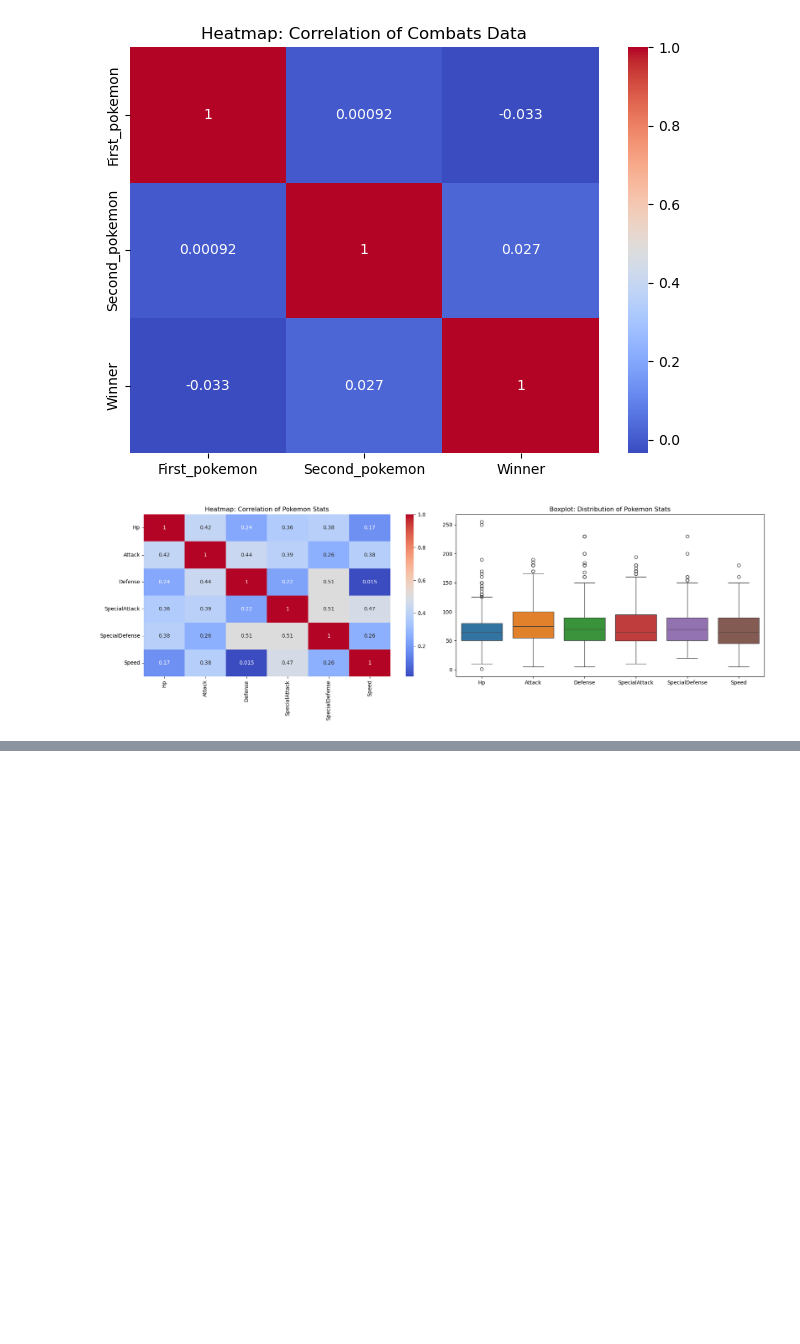
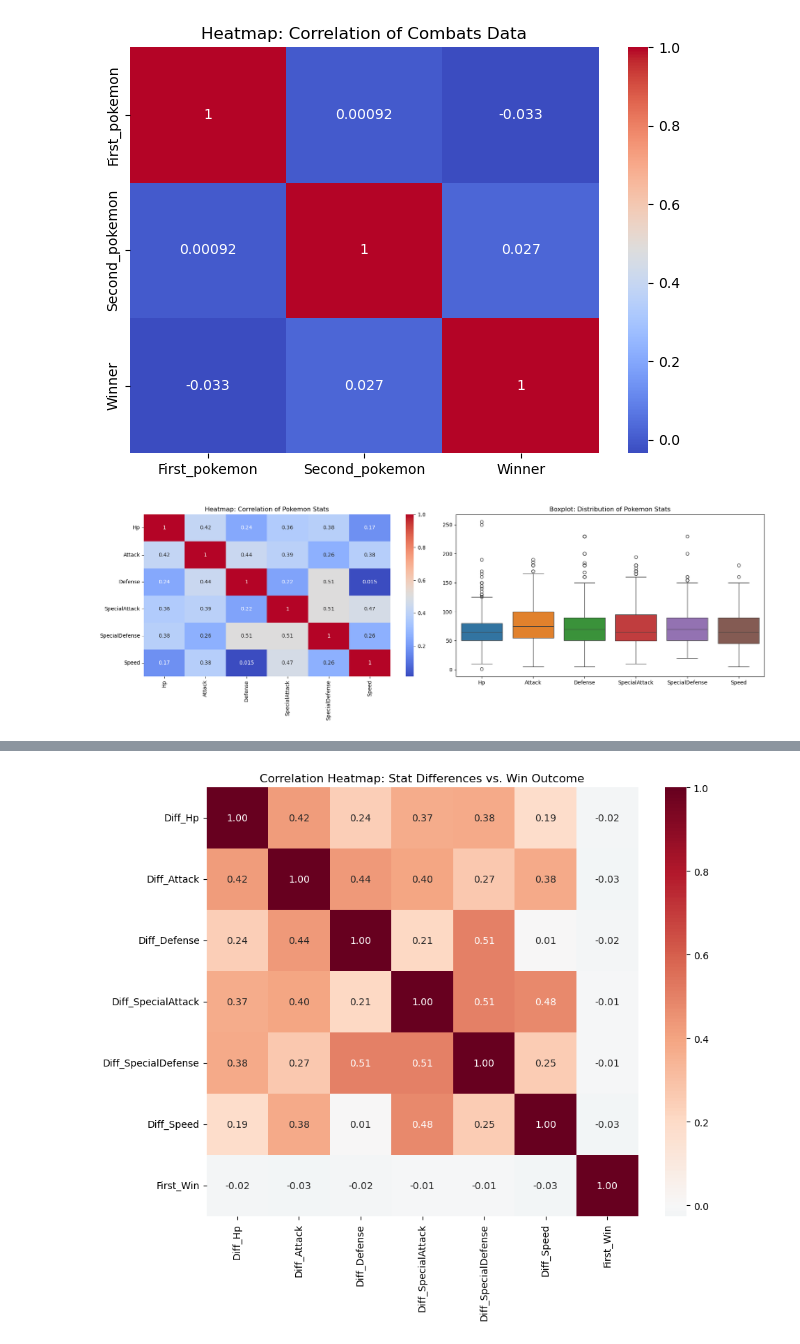
Before and after one commit to rizerize-1/pokemon, a Jupyter notebook: Combats.ipynb, the cells around one changed output, grey strips where cells are left out. Saved outputs shown, nothing was run; the diff lists cells and outputs as text; code cells hidden in the pictures; blank space fills up the shorter version.

```diff
--- a/Combats.ipynb
+++ b/Combats.ipynb
@@ -53,2 +26,0 @@ Index(['Type 2'], dtype='object')
-# %%
-pokedex['Type 2'] = pokedex['Type 2'].fillna('None', inplace=True)
@@ -223,0 +74,17 @@ Xử lý Outliers (Nếu chuyển sang mô hình Tuyến tính hoặc Mạng Nơ
+# %%
+merged_df = pd.merge(combats, pokedex, left_on='First_pokemon', right_on='ID', how='left')
+
+# Đổi tên các cột của Pokemon 1 để tránh trùng lặp sau này
+# Ví dụ: 'Name' -> 'Name_1', 'Hp' -> 'Hp_1'
+cols_to_rename = {col: f"{col}_1" for col in pokedex.columns if col != 'ID'}
+merged_df = merged_df.rename(columns=cols_to_rename)
+
+# 3. Merge lần 2 cho Pokemon thứ hai
+# left_on='Second_pokemon'
+merged_df = pd.merge(merged_df, pokedex, left_on='Second_pokemon', right_on='ID', how='left')
+
+# Đổi tên các cột của Pokemon 2
+# Ví dụ: 'Name' -> 'Name_2', 'Hp' -> 'Hp_2'
+cols_to_rename_2 = {col: f"{col}_2" for col in pokedex.columns if col != 'ID'}
+merged_df = merged_df.rename(columns=cols_to_rename_2)
+merged_df.head()
@@ -223,0 +99,29 @@ Xử lý Outliers (Nếu chuyển sang mô hình Tuyến tính hoặc Mạng Nơ
+# %%
+import seaborn as sns
+import matplotlib.pyplot as plt
+
+merged_df['First_Win'] = (merged_df['Winner'] == merged_df['First_pokemon']).astype(int)
+
+
+stats_cols = ['Hp', 'Attack', 'Defense', 'SpecialAttack', 'SpecialDefense', 'Speed']
+diff_cols = []
+
+for col in stats_cols:
+    merged_df[f'Diff_{col}'] = merged_df[f'{col}_1'] - merged_df[f'{col}_2']
+    diff_cols.append(f'Diff_{col}')
+
+cols_for_heatmap = diff_cols + ['First_Win']
+
+plt.figure(figsize=(10, 8))
+corr_diff = merged_df[cols_for_heatmap].corr()
+
+sns.heatmap(corr_diff,
+            annot=True,
+            fmt=".2f",
+            cmap='RdBu_r',
+            center=0)
+
+plt.title('Correlation Heatmap: Stat Differences vs. Win Outcome')
+plt.show()
+# %% [output]
+[figure, added]
```
Also changed, not shown: parts of 19 cells of this notebook.
